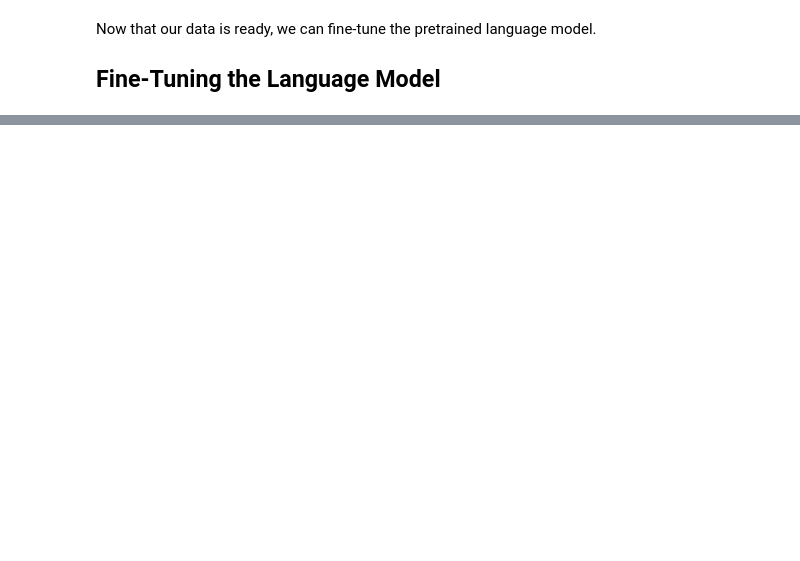
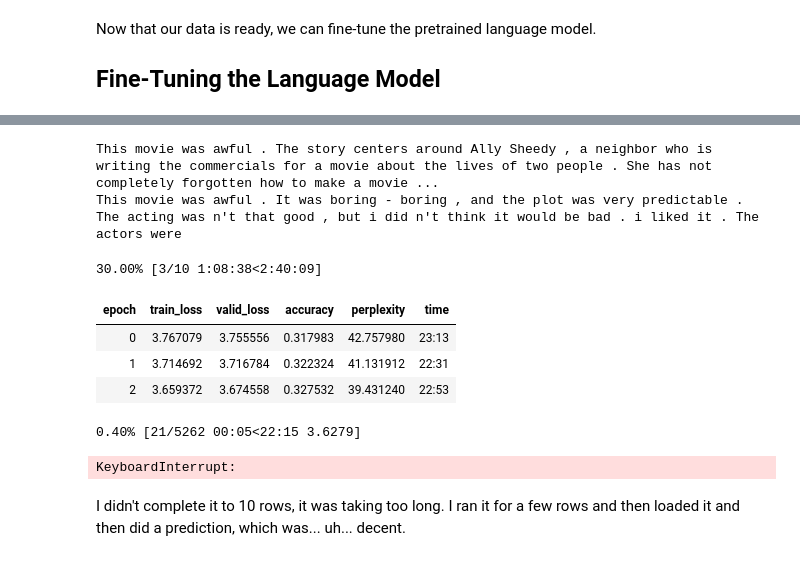
Before and after one commit to mendhak/fastai_lessons, a Jupyter notebook: 016_nlp_intro.ipynb, the cells around one changed output, grey strips where cells are left out. Cells and saved outputs as stored; diff of their text form; code cells hidden in the pictures; blank space fills up the shorter version.

Commit message:
Finish NLP training

```diff
--- a/016_nlp_intro.ipynb
+++ b/016_nlp_intro.ipynb
@@ -139,7 +228,8 @@ x.shape, y.shape
 # %%
+# Here's how we use TextBlock to create a language model, using fastai's defaults:
 get_imdb = partial(get_text_files, folders=['train', 'test', 'unsup'])
 
 dls_lm = DataBlock(
     blocks=TextBlock.from_folder(path, is_lm=True),
     get_items=get_imdb, splitter=RandomSplitter(0.1)
-).dataloaders(path, path=path, bs=64, seq_len=80)
+).dataloaders(path, path=path, bs=64, seq_len=80, device=torch.device('cuda:0'))  # bs 64, seq len 80
@@ -159,0 +273,3 @@ learn.fit_one_cycle(1, 2e-2)
+# %%
+# Load the saved model.
+learn = learn.load('1epoch')
@@ -159,0 +286,19 @@ learn.fit_one_cycle(1, 2e-2)
+# %%
+print("\n".join(preds))
+# %% [output]
+This movie was awful . The story centers around Ally Sheedy , a neighbor who is writing the commercials for a movie about the lives of two people . She has not completely forgotten how to make a movie ...
+This movie was awful . It was boring - boring , and the plot was very predictable . The acting was n't that good , but i did n't think it would be bad . i liked it . The actors were
+# %%
+# Unfreeze the model and run another cycle.
+learn.unfreeze()
+learn.fit_one_cycle(10, 2e-3)
+# %% [output]
+30.00% [3/10 1:08:38<2:40:09]
+| epoch | train_loss | valid_loss | accuracy | perplexity | time |
+| 0 | 3.767079 | 3.755556 | 0.317983 | 42.757980 | 23:13 |
+| 1 | 3.714692 | 3.716784 | 0.322324 | 41.131912 | 22:31 |
+| 2 | 3.659372 | 3.674558 | 0.327532 | 39.431240 | 22:53 |
+0.40% [21/5262 00:05<22:15 3.6279]
+KeyboardInterrupt:
+# %% [markdown]
+I didn't complete it to 10 rows, it was taking too long. I ran it for a few rows and then loaded it and then did a prediction, which was... uh... decent.
```
Also changed, not shown: parts of 36 cells of this notebook, 1 other file.
